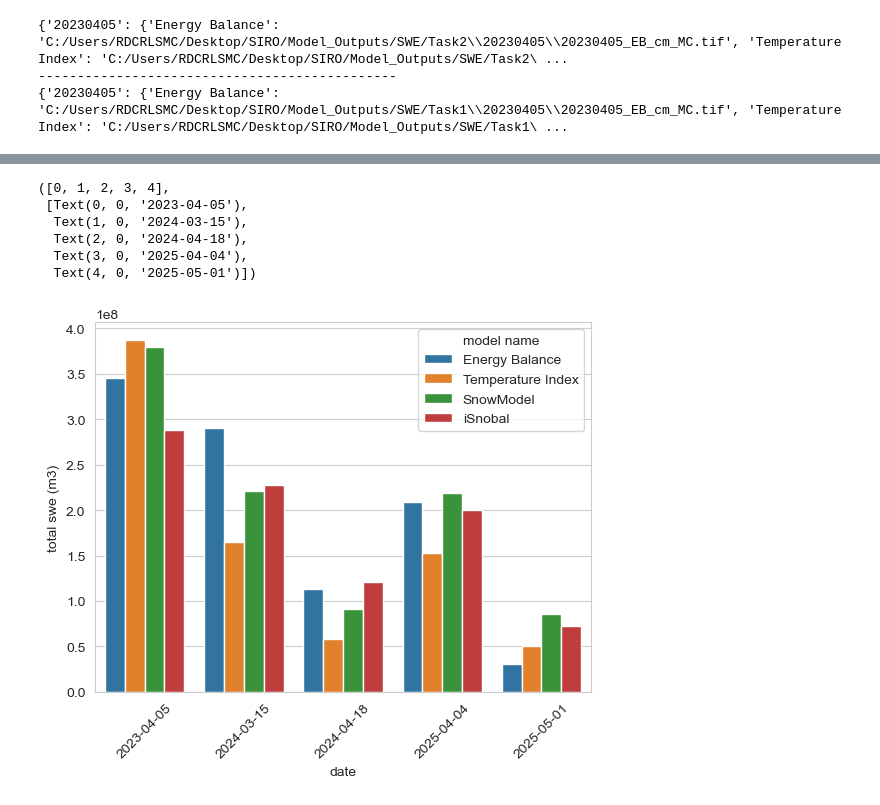
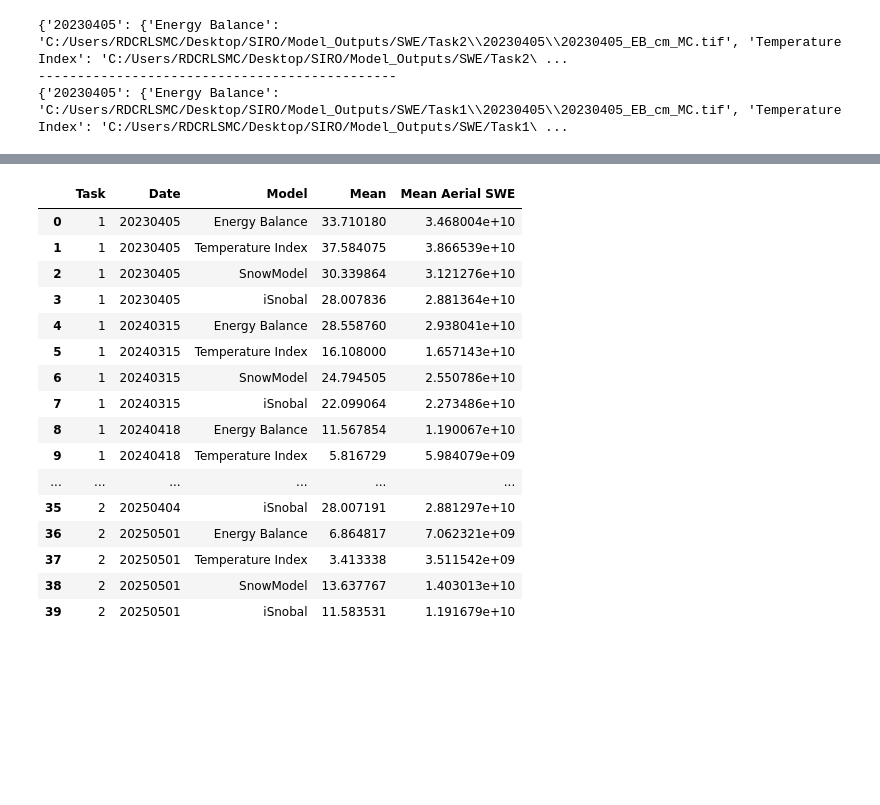
Before and after one commit to naniciafone/SIRO, a Jupyter notebook: notebooks/SWE_analysis.ipynb, the cells around one changed output, grey strips where cells are left out. Saved outputs shown, nothing was run; the diff lists cells and outputs as text; code cells hidden in the pictures; blank space fills up the shorter version.

```diff
--- a/notebooks/SWE_analysis.ipynb
+++ b/notebooks/SWE_analysis.ipynb
@@ -478,25 +213,20 @@ plt.show()
-# %%
-df = pd.read_csv('C:/Users/RDCRLSMC/Desktop/SIRO/Model_Outputs/SWE/Task2/Task2_totalSWE.csv',  parse_dates=['date'])
-df = df.sort_values(by='date')
-
-
-plt.xticks(rotation=45)
-
-sns.barplot(
-        data=df,
-        x='date',
-        y='total swe (m3)',
-        hue='model name',
-
-
-    )
-
-plt.xticks(rotation=45)
-# %% [output]
-([0, 1, 2, 3, 4],
- [Text(0, 0, '2023-04-05'),
-  Text(1, 0, '2024-03-15'),
-  Text(2, 0, '2024-04-18'),
-  Text(3, 0, '2025-04-04'),
-  Text(4, 0, '2025-05-01')])
-[figure, removed]
+# %%
+df
+# %% [output]
+|  | Task | Date | Model | Mean | Mean Aerial SWE |
+| 0 | 1 | 20230405 | Energy Balance | 33.710180 | 3.468004e+10 |
+| 1 | 1 | 20230405 | Temperature Index | 37.584075 | 3.866539e+10 |
+| 2 | 1 | 20230405 | SnowModel | 30.339864 | 3.121276e+10 |
+| 3 | 1 | 20230405 | iSnobal | 28.007836 | 2.881364e+10 |
+| 4 | 1 | 20240315 | Energy Balance | 28.558760 | 2.938041e+10 |
+| 5 | 1 | 20240315 | Temperature Index | 16.108000 | 1.657143e+10 |
+| 6 | 1 | 20240315 | SnowModel | 24.794505 | 2.550786e+10 |
+| 7 | 1 | 20240315 | iSnobal | 22.099064 | 2.273486e+10 |
+| 8 | 1 | 20240418 | Energy Balance | 11.567854 | 1.190067e+10 |
+| 9 | 1 | 20240418 | Temperature Index | 5.816729 | 5.984079e+09 |
+| ... | ... | ... | ... | ... | ... |
+| 35 | 2 | 20250404 | iSnobal | 28.007191 | 2.881297e+10 |
+| 36 | 2 | 20250501 | Energy Balance | 6.864817 | 7.062321e+09 |
+| 37 | 2 | 20250501 | Temperature Index | 3.413338 | 3.511542e+09 |
+| 38 | 2 | 20250501 | SnowModel | 13.637767 | 1.403013e+10 |
+| 39 | 2 | 20250501 | iSnobal | 11.583531 | 1.191679e+10 |
```
Also changed, not shown: parts of 20 cells of this notebook, 2 other files.
